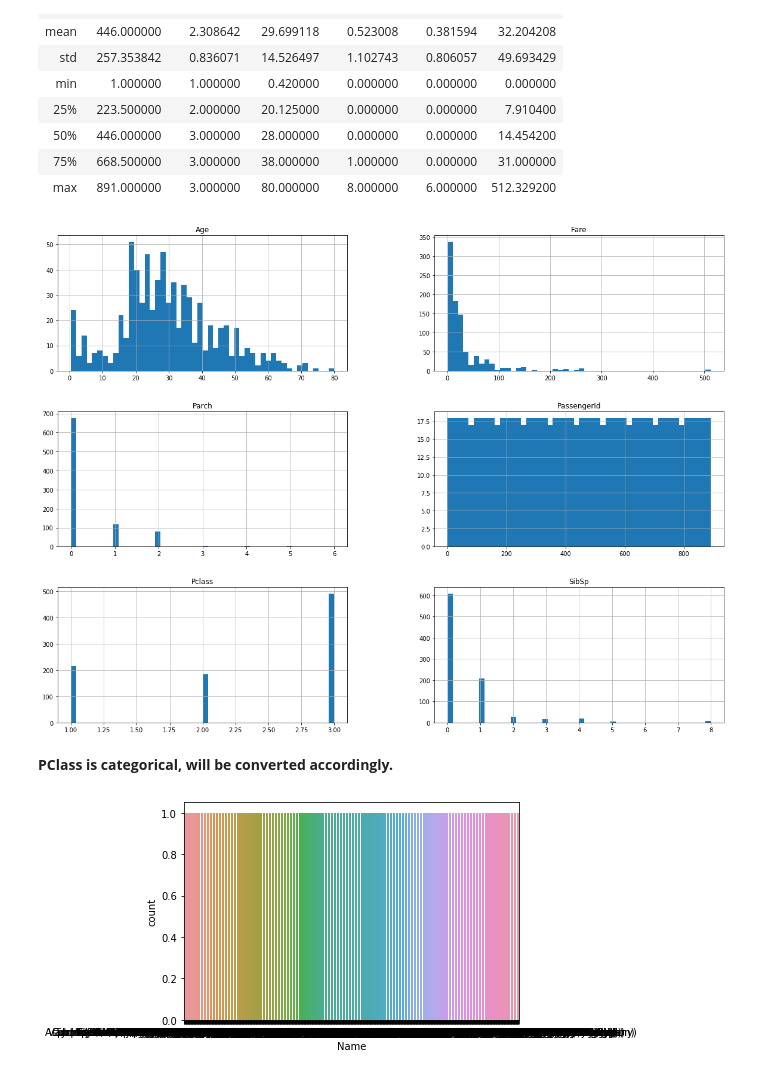
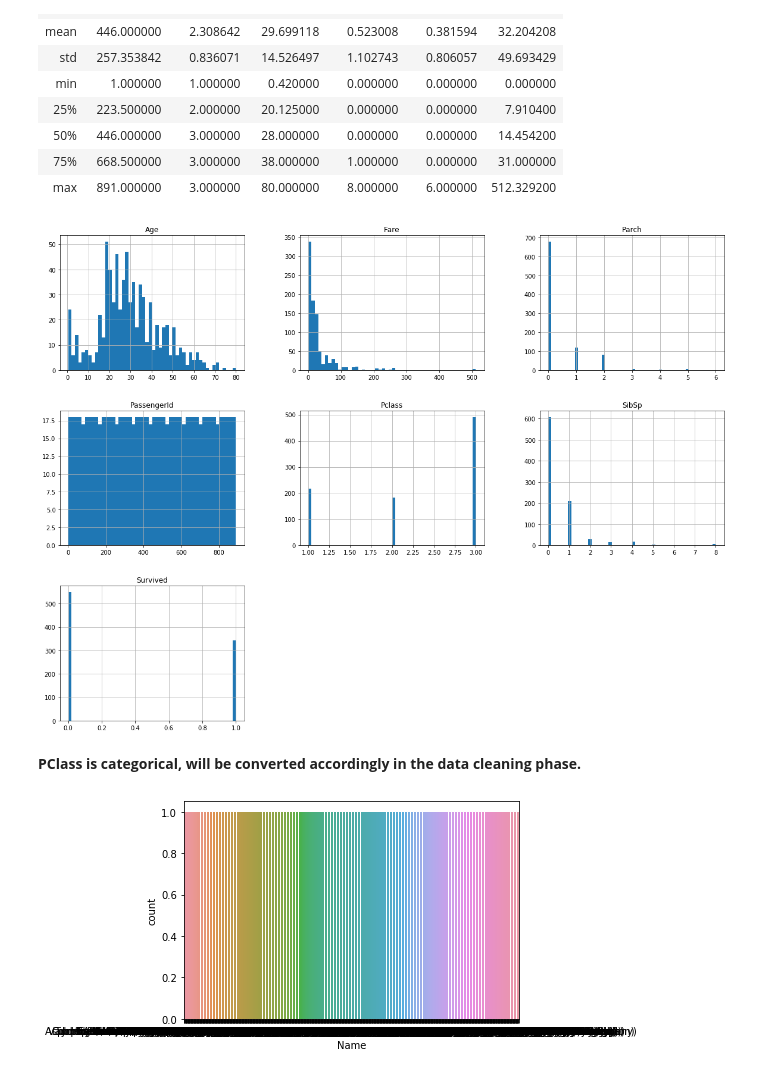
Before and after one commit to Kayaae/titanic, a Jupyter notebook: Titanic.ipynb, the cells around one changed output. Saved outputs shown, nothing was run; the diff lists cells and outputs as text; code cells hidden in the pictures.

```diff
--- a/Titanic.ipynb
+++ b/Titanic.ipynb
@@ -122,13 +135,13 @@ X.describe()
 | max | 891.000000 | 3.000000 | 80.000000 | 8.000000 | 6.000000 | 512.329200 |
 # %%
 # Visualizing numerical features
-data = X.copy()
+data = train.copy()
 data.hist(bins=50, figsize=(20,15))
 plt.show()
 # %% [output]
-[figure, old version]
+[figure, new version]
 # %% [markdown]
-**PClass is categorical, will be converted accordingly.**
+**PClass is categorical, will be converted accordingly in the data cleaning phase.**
 # %%
 # Visualizing categorial features
 cat_features = [feature for feature in train.columns if train[feature].dtype == "O"]
```
Also changed, not shown: parts of 128 cells of this notebook, 2 other files.
